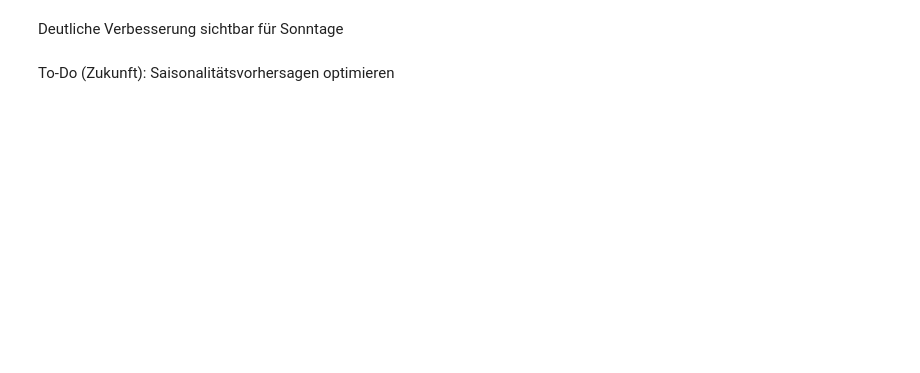
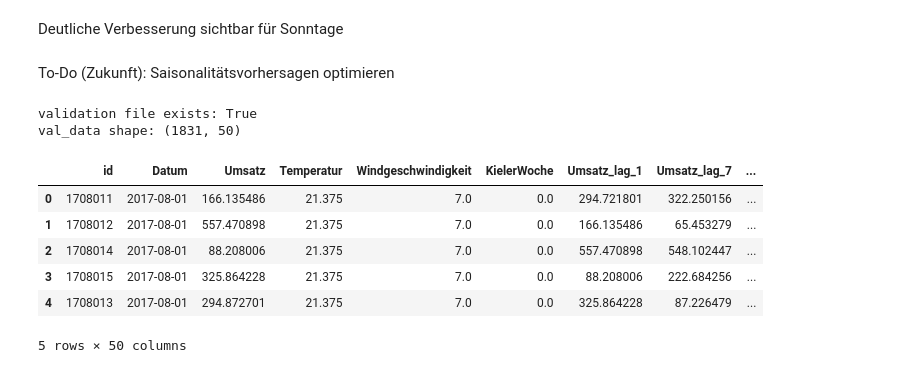
Before and after one commit to clarabri/bakery-sales-prediction, a Jupyter notebook: 3_Model/best_model_neural_net.ipynb, the cells around one changed output. Drawn from its saved outputs; the diff is of its cells as text; code cells hidden in the pictures; blank space fills up the shorter version.

```diff
--- a/3_Model/best_model_neural_net.ipynb
+++ b/3_Model/best_model_neural_net.ipynb
@@ -418,3 +440,22 @@ plt.show()
 Deutliche Verbesserung sichtbar für Sonntage
 # %% [markdown]
 To-Do (Zukunft): Saisonalitätsvorhersagen optimieren
+# %%
+# Prüfen ob val_data definiert ist und ein paar Zeilen ausgeben
+import os
+print("validation file exists:", os.path.exists('../0_DataPreparation/data/data_final_mit_LAG/validation_data.csv'))
+try:
+    print("val_data shape:", val_data.shape)
+    display(val_data.head())
+except NameError:
+    print("val_data ist noch nicht definiert")
+# %% [output]
+validation file exists: True
+val_data shape: (1831, 50)
+|  | id | Datum | Umsatz | Temperatur | Windgeschwindigkeit | KielerWoche | Umsatz_lag_1 | Umsatz_lag_7 | ... |
+| 0 | 1708011 | 2017-08-01 | 166.135486 | 21.375 | 7.0 | 0.0 | 294.721801 | 322.250156 | ... |
+| 1 | 1708012 | 2017-08-01 | 557.470898 | 21.375 | 7.0 | 0.0 | 166.135486 | 65.453279 | ... |
+| 2 | 1708014 | 2017-08-01 | 88.208006 | 21.375 | 7.0 | 0.0 | 557.470898 | 548.102447 | ... |
+| 3 | 1708015 | 2017-08-01 | 325.864228 | 21.375 | 7.0 | 0.0 | 88.208006 | 222.684256 | ... |
+| 4 | 1708013 | 2017-08-01 | 294.872701 | 21.375 | 7.0 | 0.0 | 325.864228 | 87.226479 | ... |
+5 rows × 50 columns
```
Also changed, not shown: parts of 9 cells of this notebook, 5 other files.
